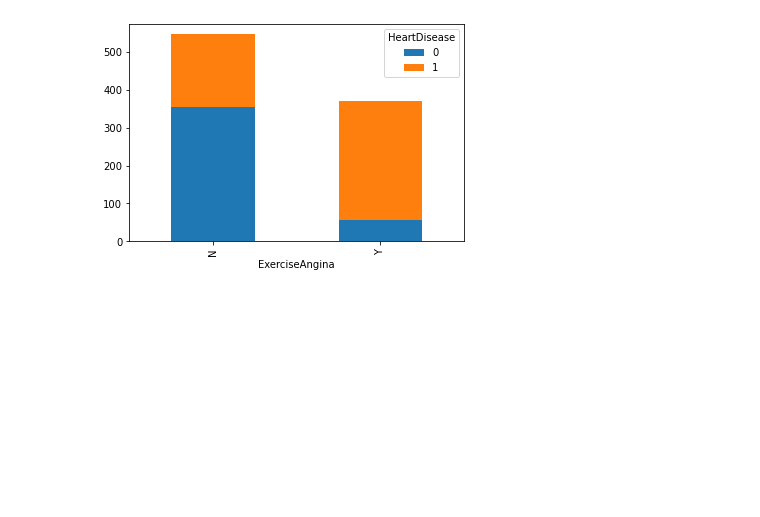
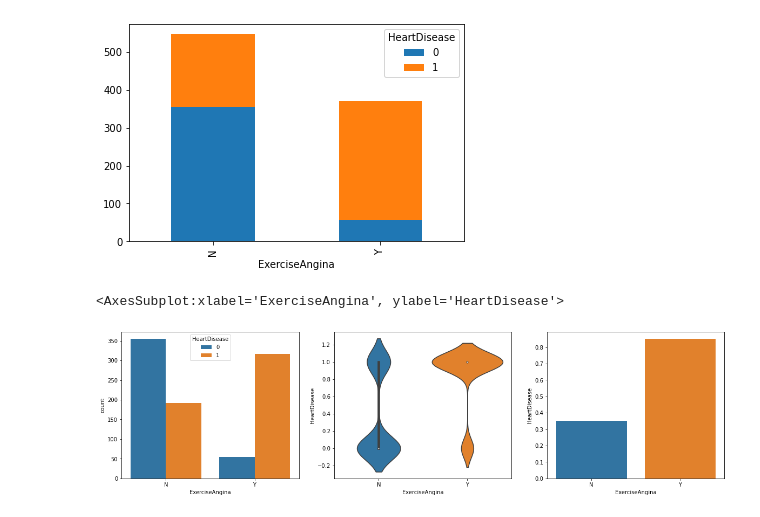
Before and after one commit to fadh1l/heart-pred-sys, a Jupyter notebook: heartpred.ipynb, the cells around one changed output. Saved outputs shown, nothing was run; the diff lists cells and outputs as text; code cells hidden in the pictures; blank space fills up the shorter version.

```diff
--- a/heartpred.ipynb
+++ b/heartpred.ipynb
@@ -88,6 +88,14 @@ ct.plot.bar(stacked=True)
 plt.show()
 # %% [output]
 [figure]
+# %%
+fig, axes = plt.subplots(1,3, figsize=(20,5))
+sns.countplot(x="ExerciseAngina", hue="HeartDisease", data=df, ax=axes[0])
+sns.violinplot("ExerciseAngina", y="HeartDisease", data=df, ci=None, ax=axes[1])
+sns.barplot("ExerciseAngina", y="HeartDisease", data=df, ci=None, ax=axes[2])
+# %% [output]
+<AxesSubplot:xlabel='ExerciseAngina', ylabel='HeartDisease'>
+[figure, added]
 # %% [markdown]
 ## insights into the dataset
 
```
